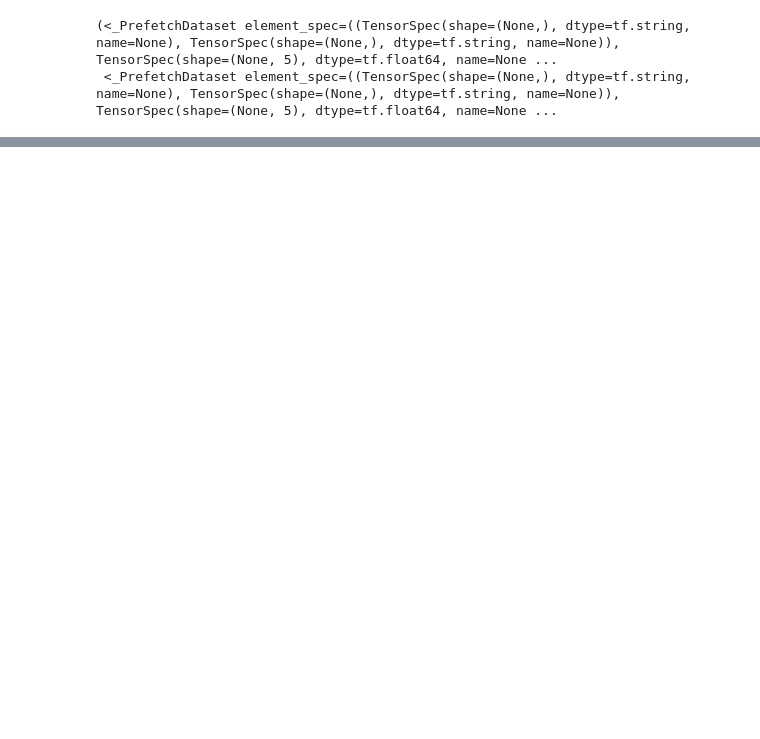
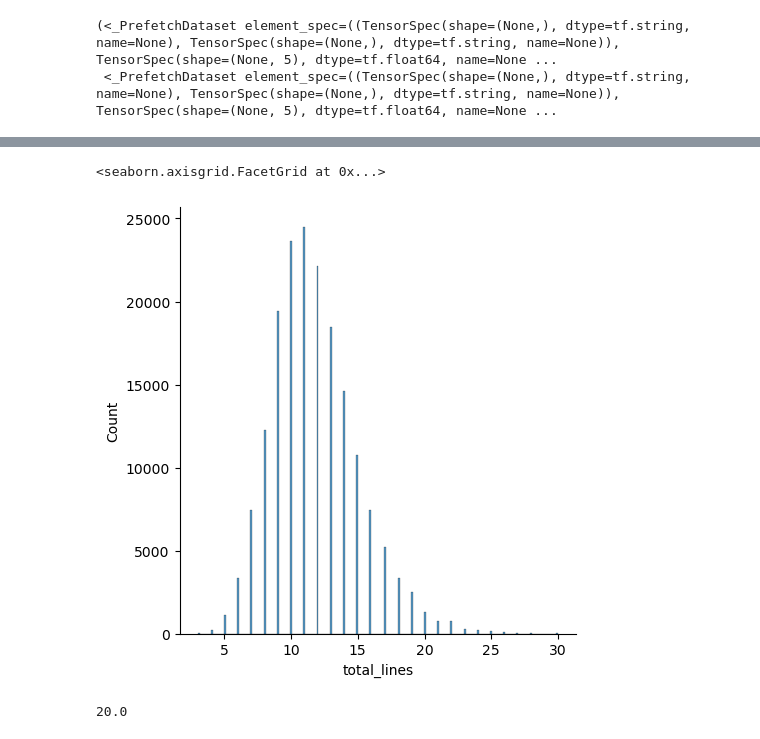
Before and after one commit to Rishu-N/TENSORFLOW, a Jupyter notebook: Skimlit.ipynb, the cells around one changed output, grey strips where cells are left out. Cells and saved outputs as stored; diff of their text form; code cells hidden in the pictures; blank space fills up the shorter version.

```diff
--- a/Skimlit.ipynb
+++ b/Skimlit.ipynb
@@ -774,0 +807,9 @@ Epoch 3/3
+# %%
+sns.displot(train_df.total_lines)
+# %% [output]
+<seaborn.axisgrid.FacetGrid at 0x...>
+[figure, added]
+# %%
+np.percentile(train_df.total_lines,98.6)
+# %% [output]
+20.0
```
Also changed, not shown: parts of 52 cells of this notebook.
